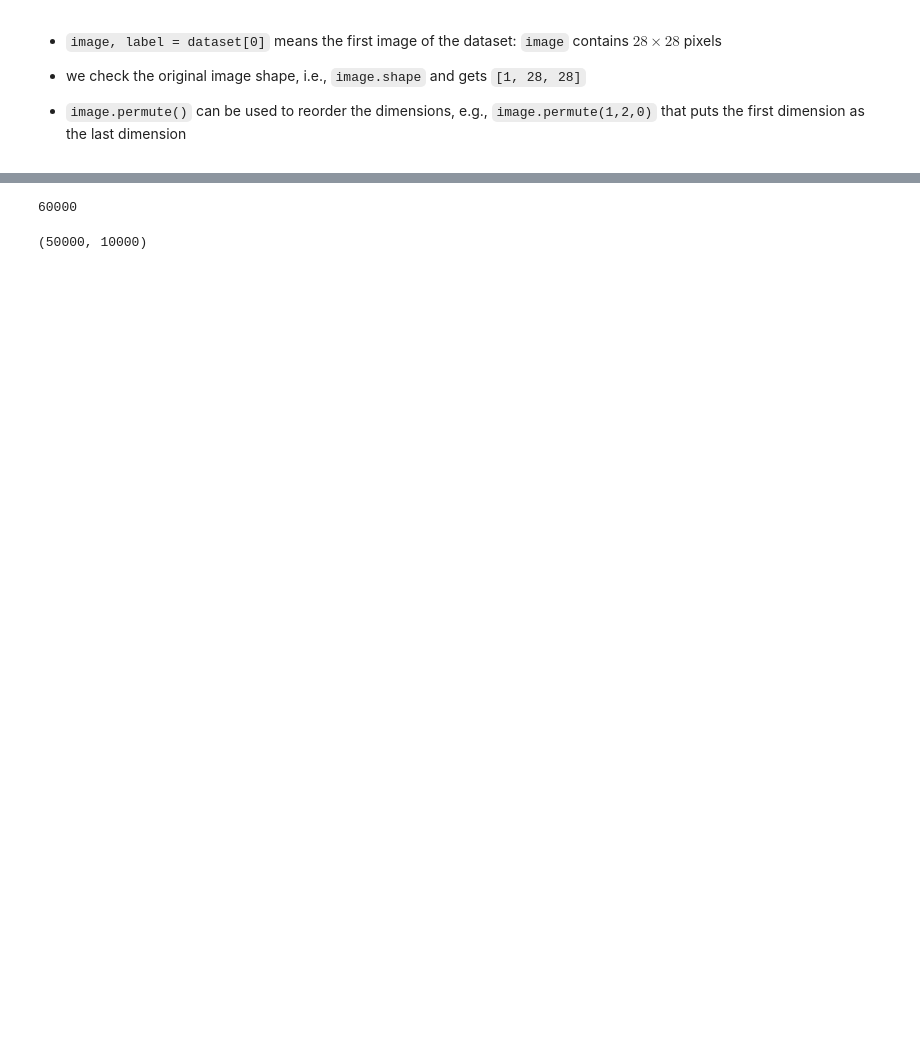
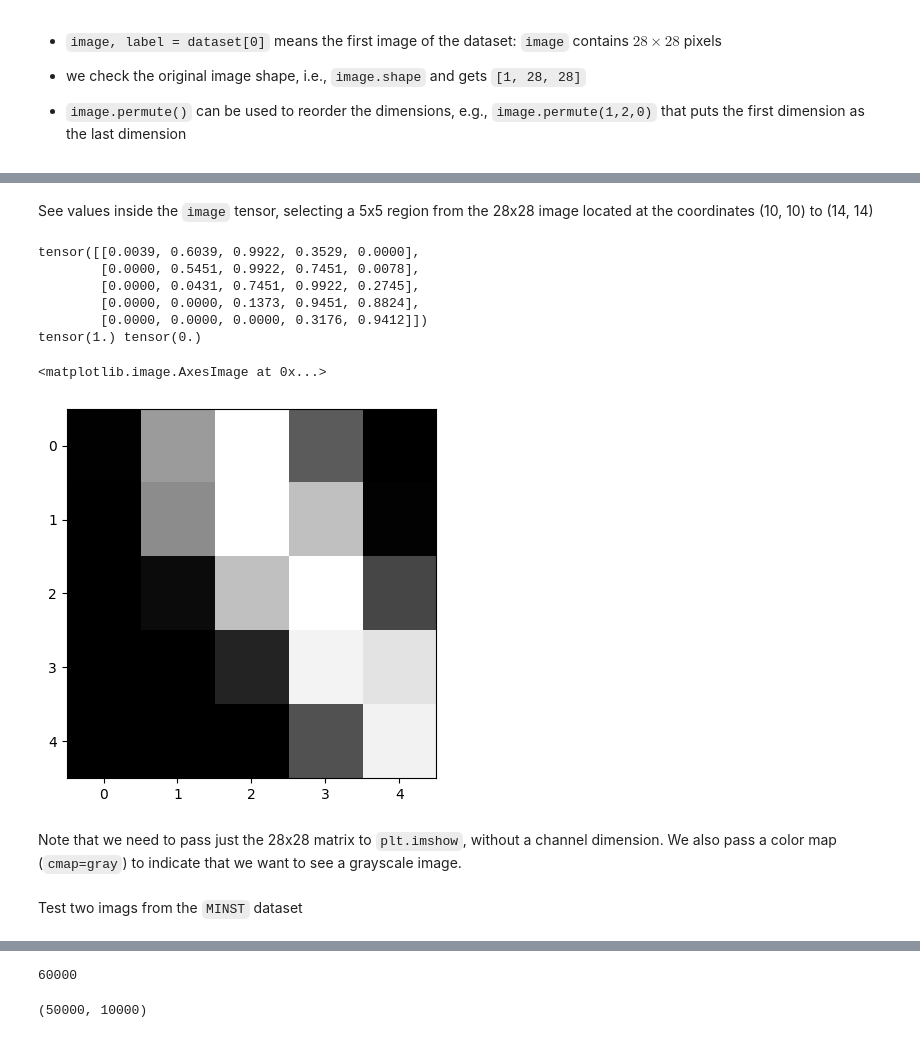
Before and after one commit to MinghanChu/DeepLearning-ZerosToGans, a Jupyter notebook: Training deep NN on GPU.ipynb, the cells around one changed output, grey strips where cells are left out. Drawn from its saved outputs; the diff is of its cells as text; code cells hidden in the pictures; blank space fills up the shorter version.

```diff
--- a/Training deep NN on GPU.ipynb
+++ b/Training deep NN on GPU.ipynb
@@ -68,3 +121,24 @@ use `image[0]` to remove the color channel dimension. Otherwise we will get an e
+# %% [markdown]
+See values inside the `image` tensor, selecting a 5x5 region from the 28x28 image located at the coordinates (10, 10) to (14, 14)
+# %%
+print(image[0,10:15, 10:15])
+print(torch.max(image), torch.min(image))
+# %% [output]
+tensor([[0.0039, 0.6039, 0.9922, 0.3529, 0.0000],
+        [0.0000, 0.5451, 0.9922, 0.7451, 0.0078],
+        [0.0000, 0.0431, 0.7451, 0.9922, 0.2745],
+        [0.0000, 0.0000, 0.1373, 0.9451, 0.8824],
+        [0.0000, 0.0000, 0.0000, 0.3176, 0.9412]])
+tensor(1.) tensor(0.)
+# %%
+plt.imshow(image[0,10:15,10:15], cmap='gray')
+# %% [output]
+<matplotlib.image.AxesImage at 0x...>
+[figure, added]
+# %% [markdown]
+Note that we need to pass just the 28x28 matrix to `plt.imshow`, without a channel dimension. We also pass a color map (`cmap=gray`) to indicate that we want to see a grayscale image.
+# %% [markdown]
+Test two imags from the `MINST` dataset
 # %%
 image, label = dataset[0]
 print('image.shape:', image.shape)
```
Also changed, not shown: parts of 32 cells of this notebook.
